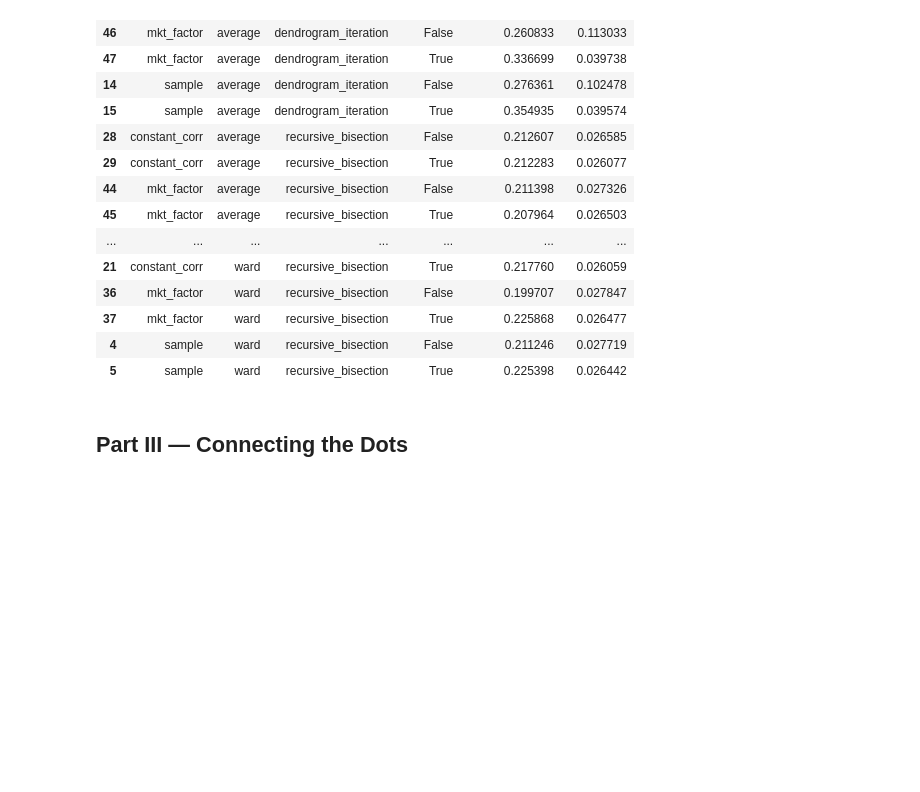
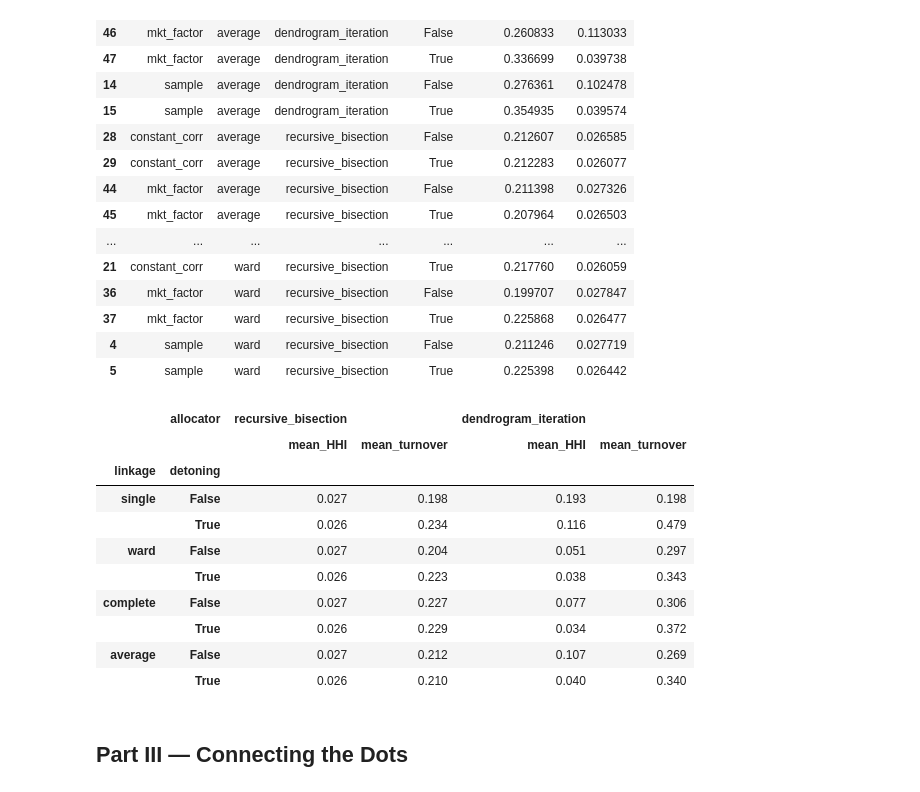
Before and after one commit to giacomocosta0101-png/Assignment_4_b, a Jupyter notebook: ex4b_notebook.ipynb, the cells around one changed output. Drawn from its saved outputs; the diff is of its cells as text; code cells hidden in the pictures; blank space fills up the shorter version.

```diff
--- a/ex4b_notebook.ipynb
+++ b/ex4b_notebook.ipynb
@@ -500,6 +500,50 @@ hrp_summary
 | 37 | mkt_factor | ward | recursive_bisection | True | 0.225868 | 0.026477 |
 | 4 | sample | ward | recursive_bisection | False | 0.211246 | 0.027719 |
 | 5 | sample | ward | recursive_bisection | True | 0.225398 | 0.026442 |
+# %%
+# Aggregate over estimators and pivot to (linkage × detoning) × (allocator × metric)
+hrp_aggregated = (
+    hrp_summary
+    .groupby(["linkage", "allocator", "detoning"], as_index=False)
+    .agg({"mean_HHI": "mean", "mean_turnover": "mean"})
+)
+
+hrp_summary_table = (
+    hrp_aggregated
+    .pivot_table(
+        index=["linkage", "detoning"],
+        columns="allocator",
+        values=["mean_HHI", "mean_turnover"],
+    )
+    .swaplevel(0, 1, axis=1)              # allocator outer, metric inner
+    .sort_index(axis=1)
+    .reindex(
+        index=pd.MultiIndex.from_product(
+            [["single", "ward", "complete", "average"], [False, True]],
+            names=["linkage", "detoning"],
+        ),
+        columns=pd.MultiIndex.from_product(
+            [["recursive_bisection", "dendrogram_iteration"],
+             ["mean_HHI", "mean_turnover"]],
+            names=["allocator", None],
+        ),
+    )
+    .round(3)
+)
+
+hrp_summary_table
+# %% [output]
+|  | allocator | recursive_bisection |  | dendrogram_iteration |  |
+|  |  | mean_HHI | mean_turnover | mean_HHI | mean_turnover |
+| linkage | detoning |  |  |  |  |
+| single | False | 0.027 | 0.198 | 0.193 | 0.198 |
+|  | True | 0.026 | 0.234 | 0.116 | 0.479 |
+| ward | False | 0.027 | 0.204 | 0.051 | 0.297 |
+|  | True | 0.026 | 0.223 | 0.038 | 0.343 |
+| complete | False | 0.027 | 0.227 | 0.077 | 0.306 |
+|  | True | 0.026 | 0.229 | 0.034 | 0.372 |
+| average | False | 0.027 | 0.212 | 0.107 | 0.269 |
+|  | True | 0.026 | 0.210 | 0.040 | 0.340 |
 # %% [markdown]
 ## Part III — Connecting the Dots
 # %% [markdown]
```
Also changed, not shown: parts of 2 cells of this notebook.
